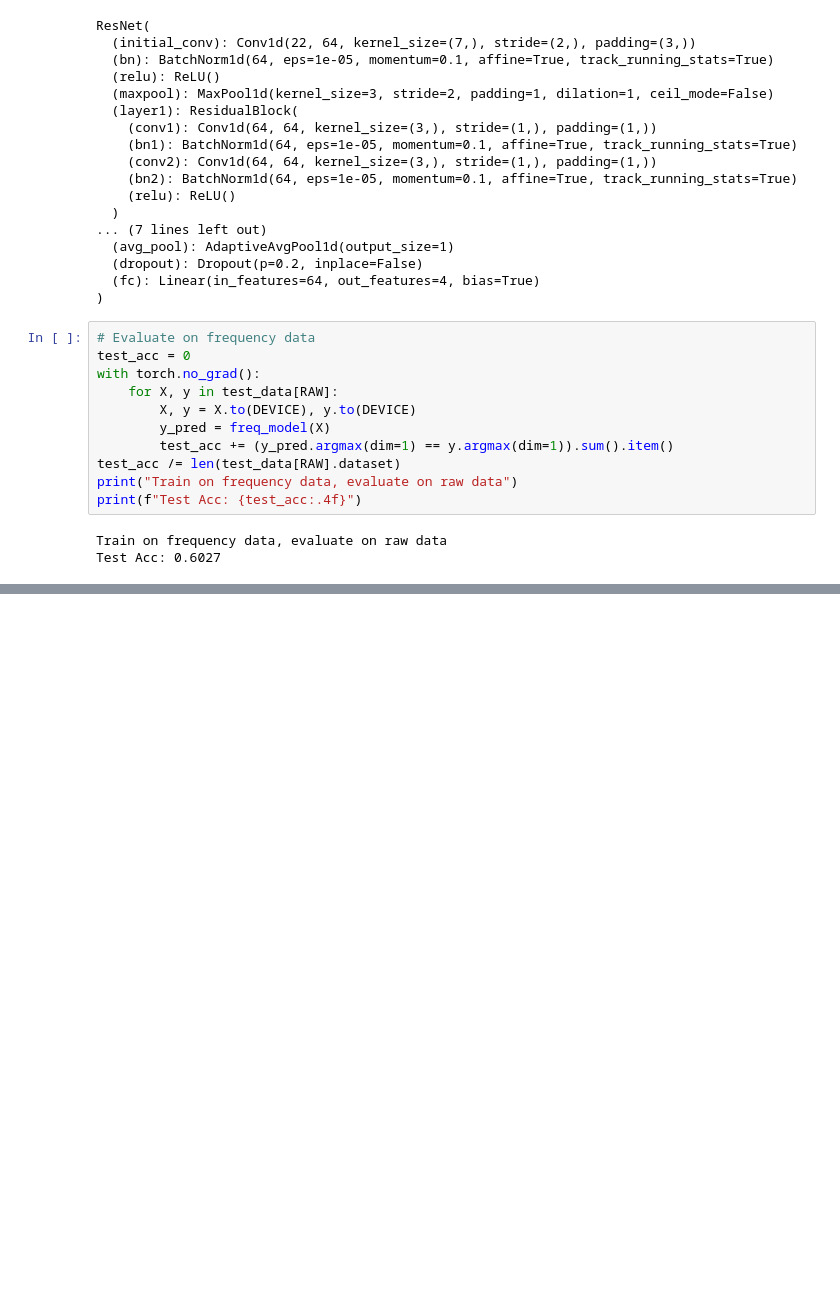
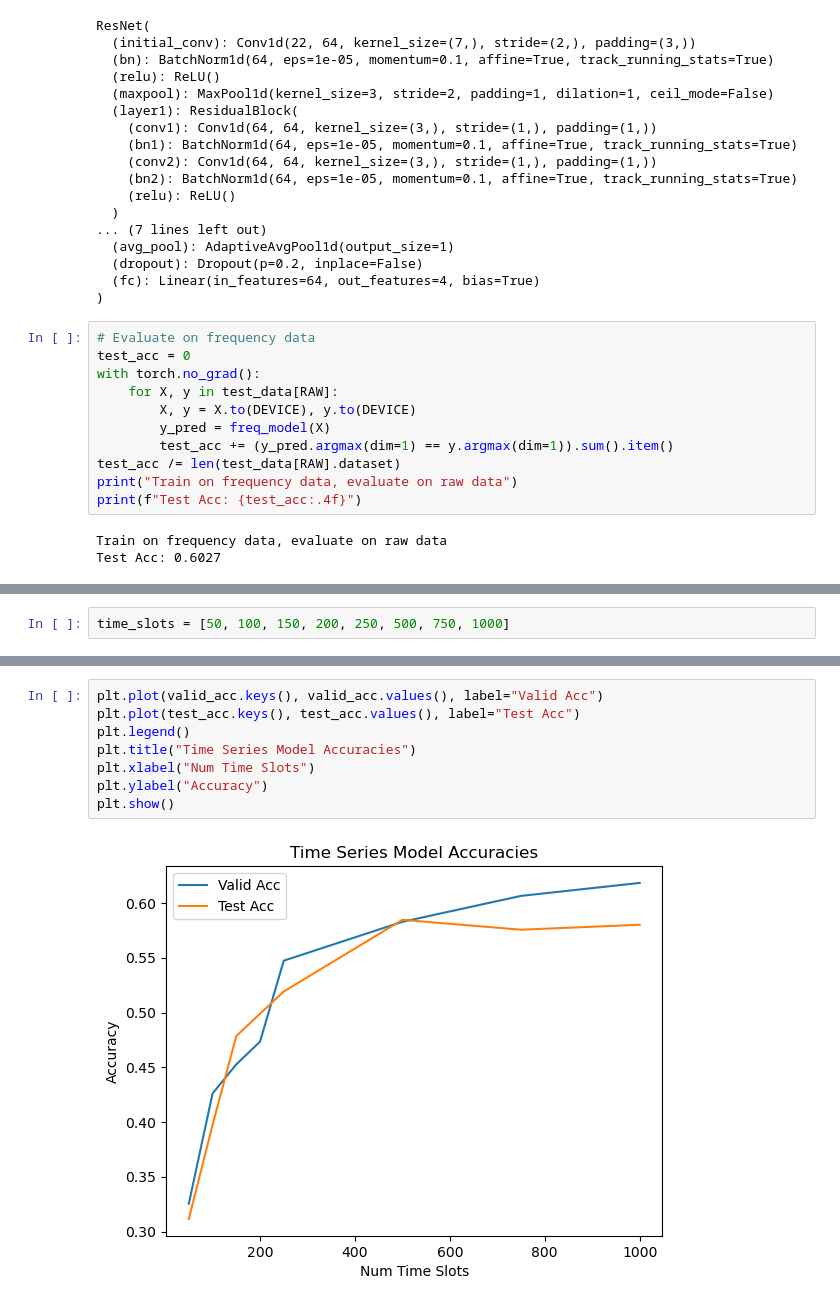
Before and after one commit to ykozxy/EEG-ERT, a Jupyter notebook: resnet.ipynb, the cells around one changed output, grey strips where cells are left out. Cells and saved outputs as stored; diff of their text form; blank space fills up the shorter version.

Commit message:
ResNet with time series

```diff
--- a/resnet.ipynb
+++ b/resnet.ipynb
@@ -519,0 +520,2 @@ Test Acc: 0.6027
+# %%
+time_slots = [50, 100, 150, 200, 250, 500, 750, 1000]
@@ -519,0 +589,10 @@ Test Acc: 0.6027
+# %%
+plt.plot(valid_acc.keys(), valid_acc.values(), label="Valid Acc")
+plt.plot(test_acc.keys(), test_acc.values(), label="Test Acc")
+plt.legend()
+plt.title("Time Series Model Accuracies")
+plt.xlabel("Num Time Slots")
+plt.ylabel("Accuracy")
+plt.show()
+# %% [output]
+[figure, added]
```
Also changed, not shown: parts of 8 cells of this notebook, 9 other files.
